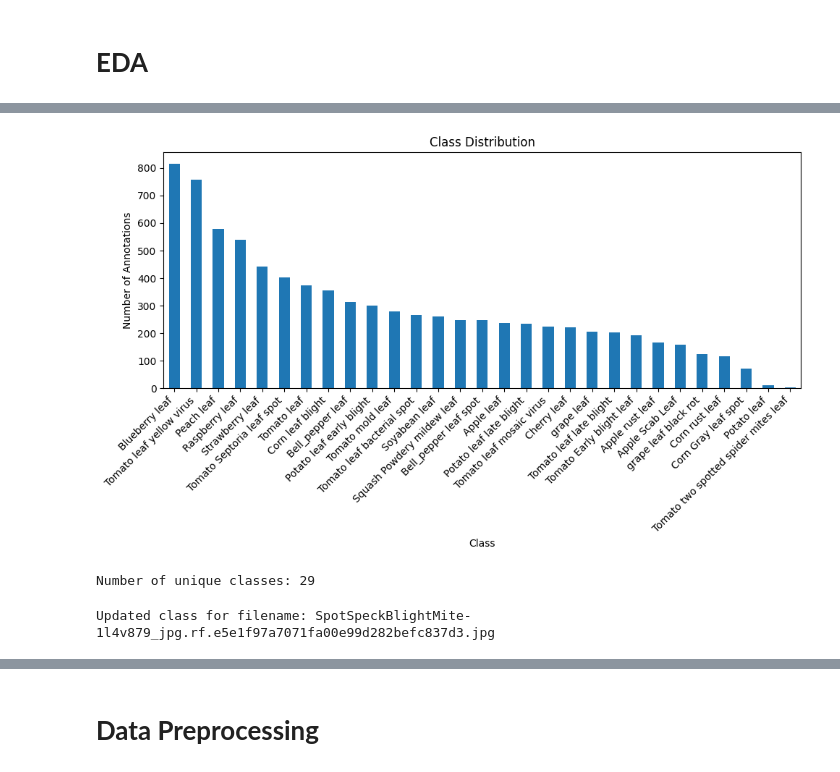
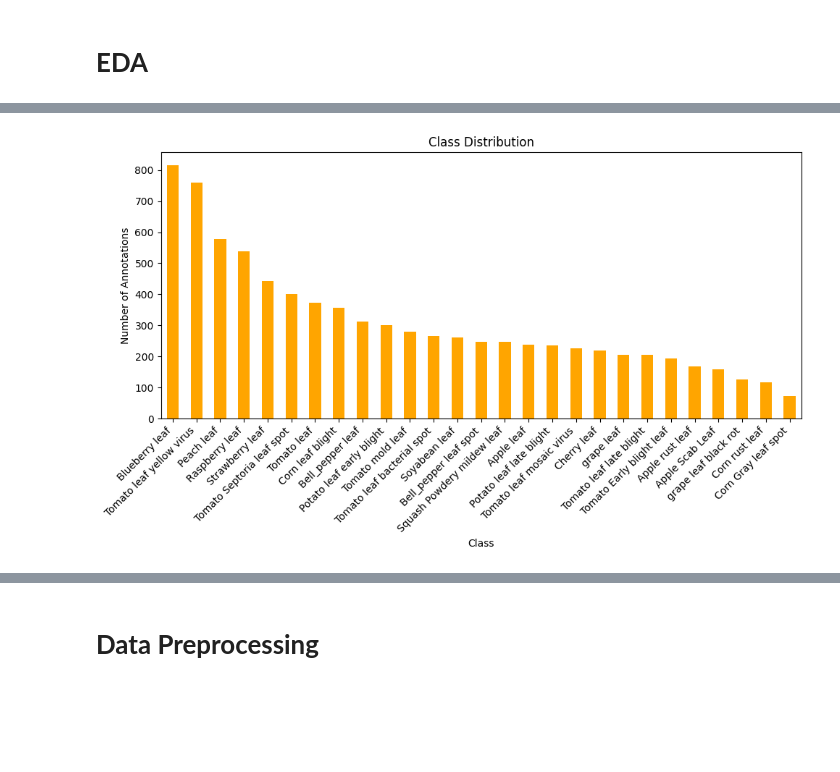
Before and after one commit to MohammadAghaei1/Plantdoc-image-processing, a Jupyter notebook: Plantdoc.ipynb, the cells around one changed output, grey strips where cells are left out. Drawn from its saved outputs; the diff is of its cells as text; code cells hidden in the pictures; blank space fills up the shorter version.

```diff
--- a/Plantdoc.ipynb
+++ b/Plantdoc.ipynb
@@ -635,7 +1307,7 @@ print(class_counts)
 
 # Plot distribution
 plt.figure(figsize=(10, 6))
-class_counts.plot(kind='bar')
+class_counts.plot(kind='bar',color='orange')
 plt.title("Class Distribution")
 plt.xlabel("Class")
 plt.ylabel("Number of Annotations")
@@ -662,18 +1334,2 @@ Tomato two spotted spider mites leaf      2
 Name: count, dtype: int64
-[figure, old version]
+[figure, new version]
-# %%
-num_classes = annotation['class'].nunique()
-print(f"Number of unique classes: {num_classes}")
-# %% [output]
-Number of unique classes: 29
-# %%
-cell_name = "SpotSpeckBlightMite-1l4v879_jpg.rf.e5e1f97a7071fa00e99d282befc837d3.jpg"
-annotation.loc[
-    (annotation["filename"] == cell_name) &
-    (annotation["class"] == "Tomato two spotted spider mites leaf"),
-    "class"
-] = "Tomato Early blight leaf"
-
-print(f"Updated class for filename: {cell_name}")
-# %% [output]
-Updated class for filename: SpotSpeckBlightMite-1l4v879_jpg.rf.e5e1f97a7071fa00e99d282befc837d3.jpg
```
Also changed, not shown: parts of 86 cells of this notebook.
